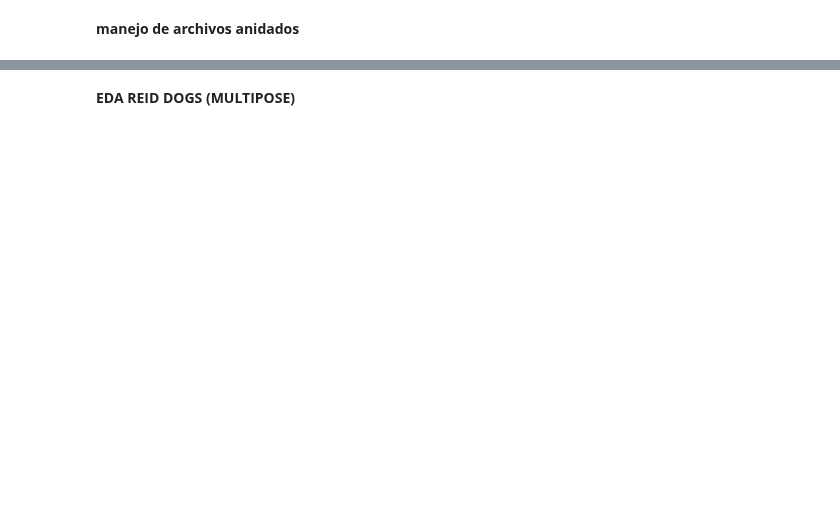
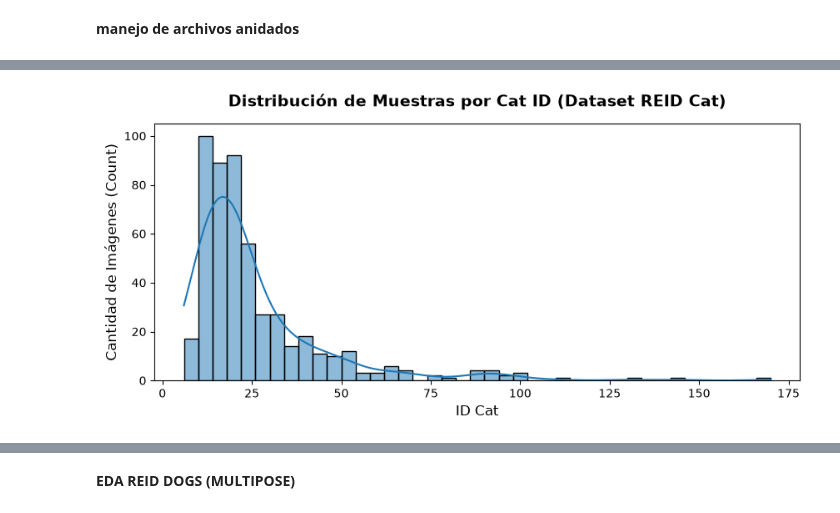
Before and after one commit to 317745/IA_PROJECT, a Jupyter notebook: proyecto/eda.ipynb, the cells around one changed output, grey strips where cells are left out. Drawn from its saved outputs; the diff is of its cells as text; code cells hidden in the pictures; blank space fills up the shorter version.

```diff
--- a/proyecto/eda.ipynb
+++ b/proyecto/eda.ipynb
@@ -221,10 +288,14 @@ plot_images(df_images_reid_cat_modified, n=10)
+# %%
+conteo_reid_cat = df_images_reid_cat_modified['dir_name'].value_counts()
 # %%
 plt.figure(figsize=(10, 4))
 plt.title('Distribución de Muestras por Cat ID (Dataset REID Cat)', fontsize=14, fontweight='bold', pad=15)
 plt.xlabel('ID Cat', fontsize=12)
 plt.ylabel('Cantidad de Imágenes (Count)', fontsize=12)
-sns.histplot(data=df_images_reid_cat_modified, x='dir_name', kde=True)
+sns.histplot(conteo_reid_cat.values,  kde=True)
 plt.show()
+# %% [output]
+[figure, added]
 # %%
 def plot_resolution_vs_file_size(df, class_df=None):
     plt.figure(figsize=(10, 4))
```
Also changed, not shown: parts of 41 cells of this notebook.
